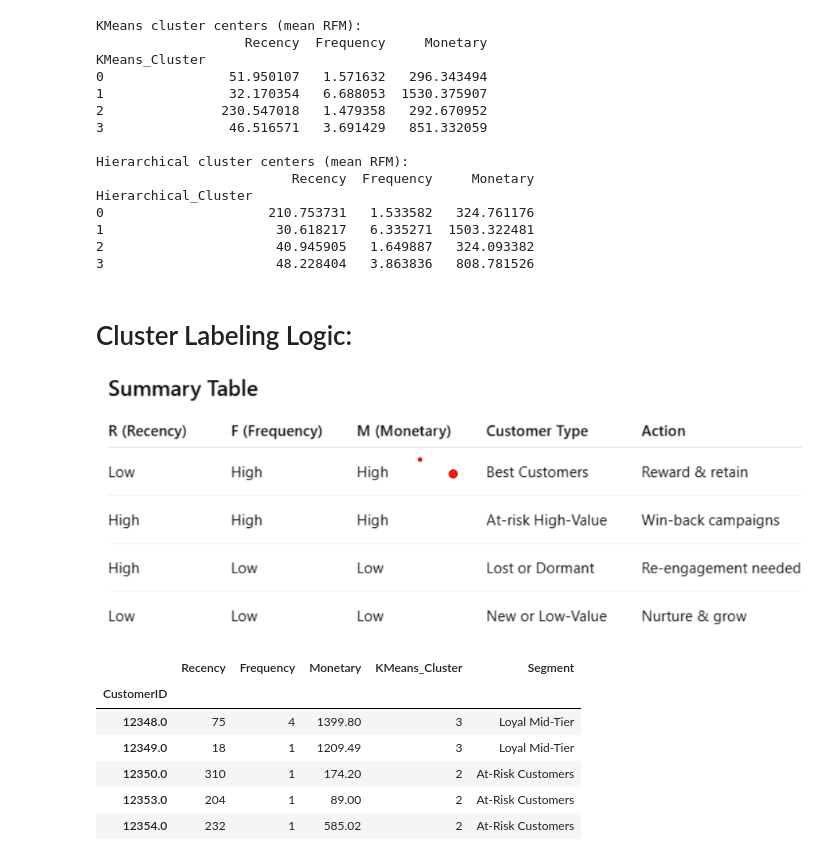
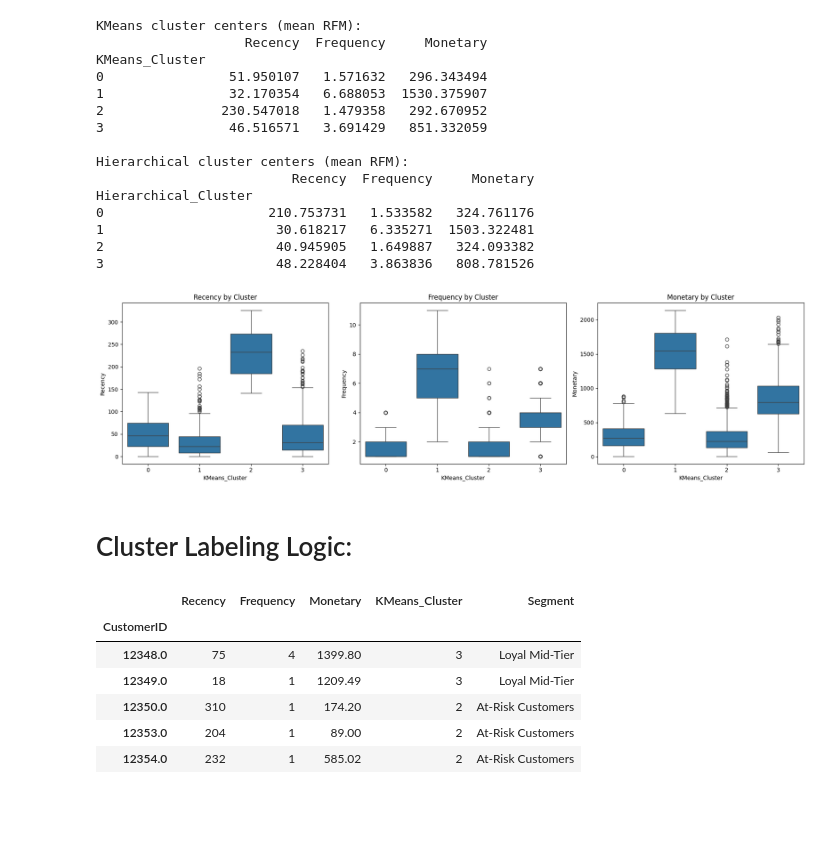
Before and after one commit to rksin8/data-analysis-portfolio, a Jupyter notebook: projects/project1-sales-analysis/notebooks/sales_analysis.ipynb, the cells around one changed output. Saved outputs shown, nothing was run; the diff lists cells and outputs as text; code cells hidden in the pictures; blank space fills up the shorter version.

```diff
--- a/projects/project1-sales-analysis/notebooks/sales_analysis.ipynb
+++ b/projects/project1-sales-analysis/notebooks/sales_analysis.ipynb
@@ -500,10 +612,18 @@ Hierarchical_Cluster
 1                      30.618217   6.335271  1503.322481
 2                      40.945905   1.649887   324.093382
 3                      48.228404   3.863836   808.781526
+# %%
+# RFM behavior differs across clusters
+fig, axes = plt.subplots(1, 3, figsize=(18, 5))
+for i, feature in enumerate(['Recency', 'Frequency', 'Monetary']):
+    sns.boxplot(data=rfm_clean, x='KMeans_Cluster', y=feature, ax=axes[i])
+    axes[i].set_title(f"{feature} by Cluster")
+plt.tight_layout()
+plt.show()
+# %% [output]
+[figure, added]
 # %% [markdown]
 # Cluster Labeling Logic:
-
-![image.png](attachment:image.png)
 # %%
 # Create a function to map descriptive labels
 def label_cluster(row):
```
Also changed, not shown: parts of 19 cells of this notebook.
